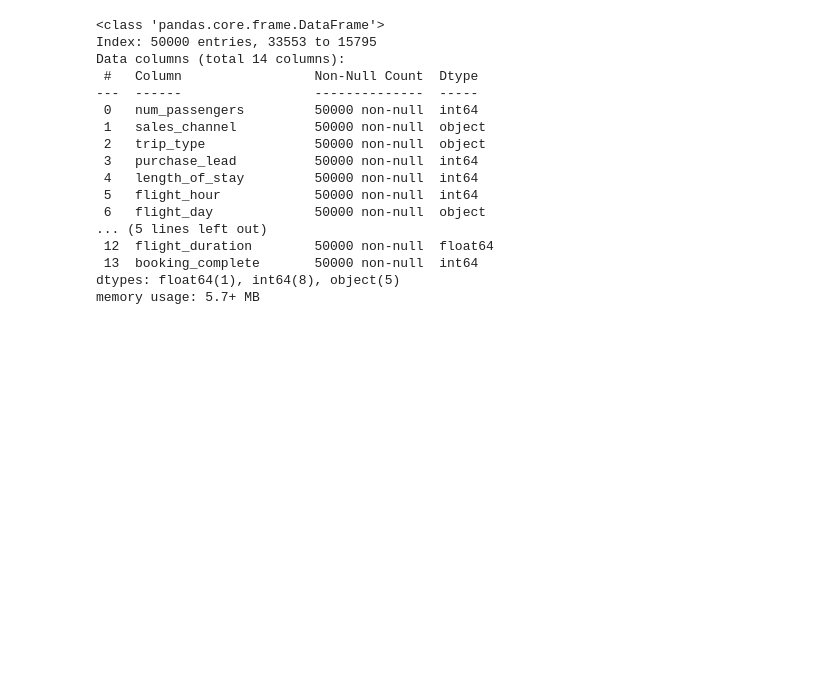
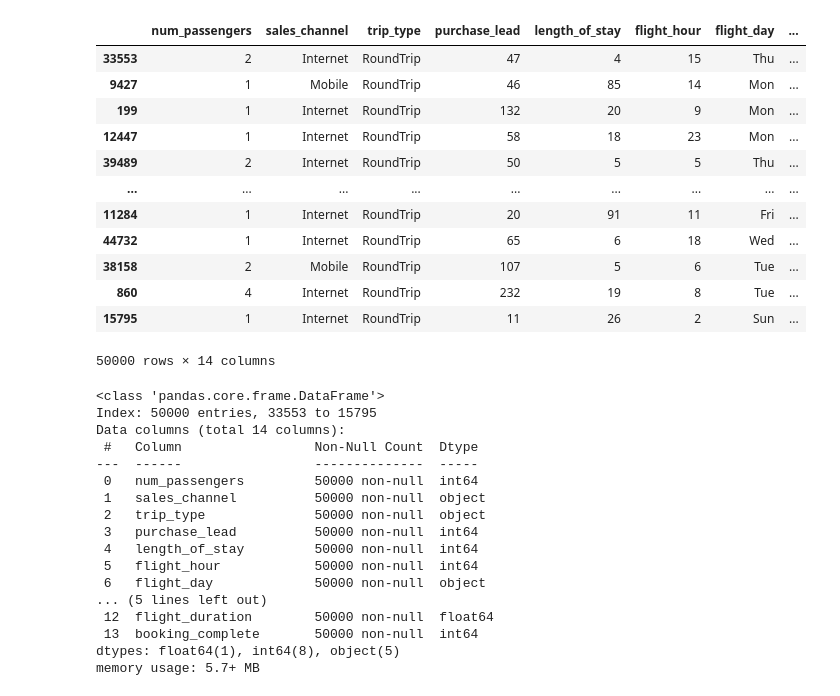
Before and after one commit to meet-vasita/British-Airways-Customer-Booking-Classification-Model, a Jupyter notebook: British_Airways.ipynb, the cells around one changed output. Drawn from its saved outputs; the diff is of its cells as text; code cells hidden in the pictures; blank space fills up the shorter version.

```diff
--- a/British_Airways.ipynb
+++ b/British_Airways.ipynb
@@ -21,6 +21,21 @@ logging.info('Importing The Dataset')
 # %%
 df = pd.read_csv("Data/customer_booking.csv", encoding="ISO-8859-1")
 df = df.sample(frac=1,random_state=42)
+df
+# %% [output]
+|  | num_passengers | sales_channel | trip_type | purchase_lead | length_of_stay | flight_hour | flight_day | ... |
+| 33553 | 2 | Internet | RoundTrip | 47 | 4 | 15 | Thu | ... |
+| 9427 | 1 | Mobile | RoundTrip | 46 | 85 | 14 | Mon | ... |
+| 199 | 1 | Internet | RoundTrip | 132 | 20 | 9 | Mon | ... |
+| 12447 | 1 | Internet | RoundTrip | 58 | 18 | 23 | Mon | ... |
+| 39489 | 2 | Internet | RoundTrip | 50 | 5 | 5 | Thu | ... |
+| ... | ... | ... | ... | ... | ... | ... | ... | ... |
+| 11284 | 1 | Internet | RoundTrip | 20 | 91 | 11 | Fri | ... |
+| 44732 | 1 | Internet | RoundTrip | 65 | 6 | 18 | Wed | ... |
+| 38158 | 2 | Mobile | RoundTrip | 107 | 5 | 6 | Tue | ... |
+| 860 | 4 | Internet | RoundTrip | 232 | 19 | 8 | Tue | ... |
+| 15795 | 1 | Internet | RoundTrip | 11 | 26 | 2 | Sun | ... |
+50000 rows × 14 columns
 # %%
 df.info()
 # %% [output]
```
Also changed, not shown: parts of 1 cell of this notebook, 7 other files.
